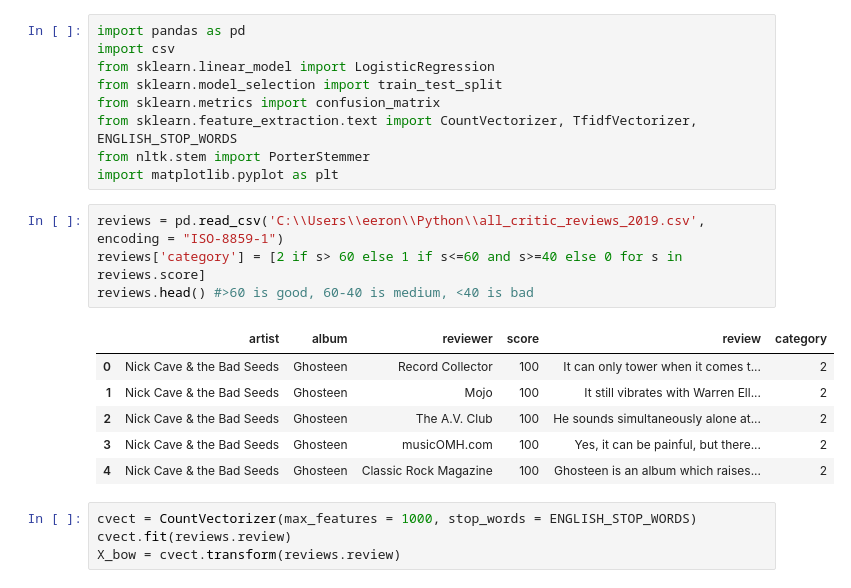
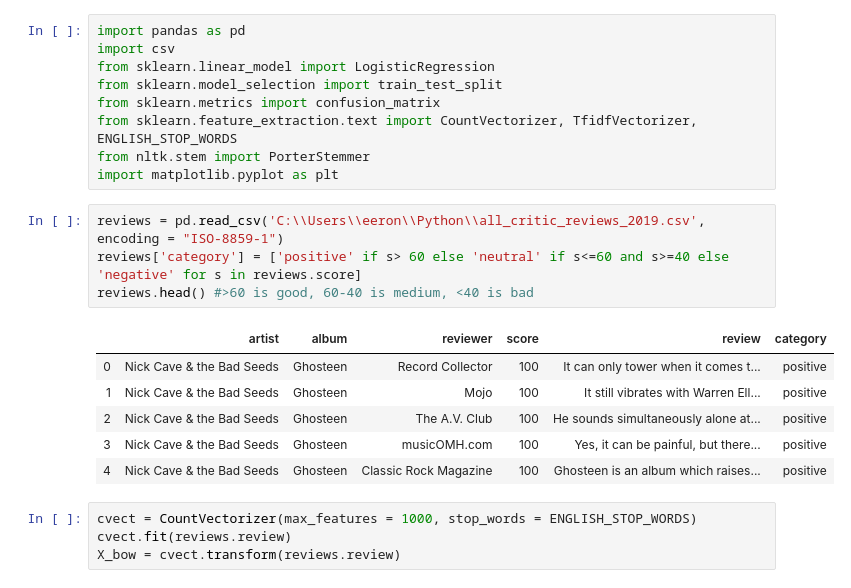
Before and after one commit to wardronan/AlbumScoring, a Jupyter notebook: Album Review Sentiment Scoring.ipynb, the cells around one changed output. Drawn from its saved outputs; the diff is of its cells as text.

```diff
--- a/Album Review Sentiment Scoring.ipynb
+++ b/Album Review Sentiment Scoring.ipynb
@@ -9,15 +9,15 @@ from nltk.stem import PorterStemmer
 import matplotlib.pyplot as plt
 # %%
 reviews = pd.read_csv('C:\\Users\\eeron\\Python\\all_critic_reviews_2019.csv', encoding = "ISO-8859-1")
-reviews['category'] = [2 if s> 60 else 1 if s<=60 and s>=40 else 0 for s in reviews.score]
+reviews['category'] = ['positive' if s> 60 else 'neutral' if s<=60 and s>=40 else 'negative' for s in reviews.score]
 reviews.head() #>60 is good, 60-40 is medium, <40 is bad
 # %% [output]
 |  | artist | album | reviewer | score | review | category |
-| 0 | Nick Cave & the Bad Seeds | Ghosteen | Record Collector | 100 | It can only tower when it comes t... | 2 |
-| 1 | Nick Cave & the Bad Seeds | Ghosteen | Mojo | 100 | It still vibrates with Warren Ell... | 2 |
-| 2 | Nick Cave & the Bad Seeds | Ghosteen | The A.V. Club | 100 | He sounds simultaneously alone at... | 2 |
-| 3 | Nick Cave & the Bad Seeds | Ghosteen | musicOMH.com | 100 | Yes, it can be painful, but there... | 2 |
-| 4 | Nick Cave & the Bad Seeds | Ghosteen | Classic Rock Magazine | 100 | Ghosteen is an album which raises... | 2 |
+| 0 | Nick Cave & the Bad Seeds | Ghosteen | Record Collector | 100 | It can only tower when it comes t... | positive |
+| 1 | Nick Cave & the Bad Seeds | Ghosteen | Mojo | 100 | It still vibrates with Warren Ell... | positive |
+| 2 | Nick Cave & the Bad Seeds | Ghosteen | The A.V. Club | 100 | He sounds simultaneously alone at... | positive |
+| 3 | Nick Cave & the Bad Seeds | Ghosteen | musicOMH.com | 100 | Yes, it can be painful, but there... | positive |
+| 4 | Nick Cave & the Bad Seeds | Ghosteen | Classic Rock Magazine | 100 | Ghosteen is an album which raises... | positive |
 # %%
 cvect = CountVectorizer(max_features = 1000, stop_words = ENGLISH_STOP_WORDS)
 cvect.fit(reviews.review)
```
Also changed, not shown: parts of 17 cells of this notebook, 1 other file.
